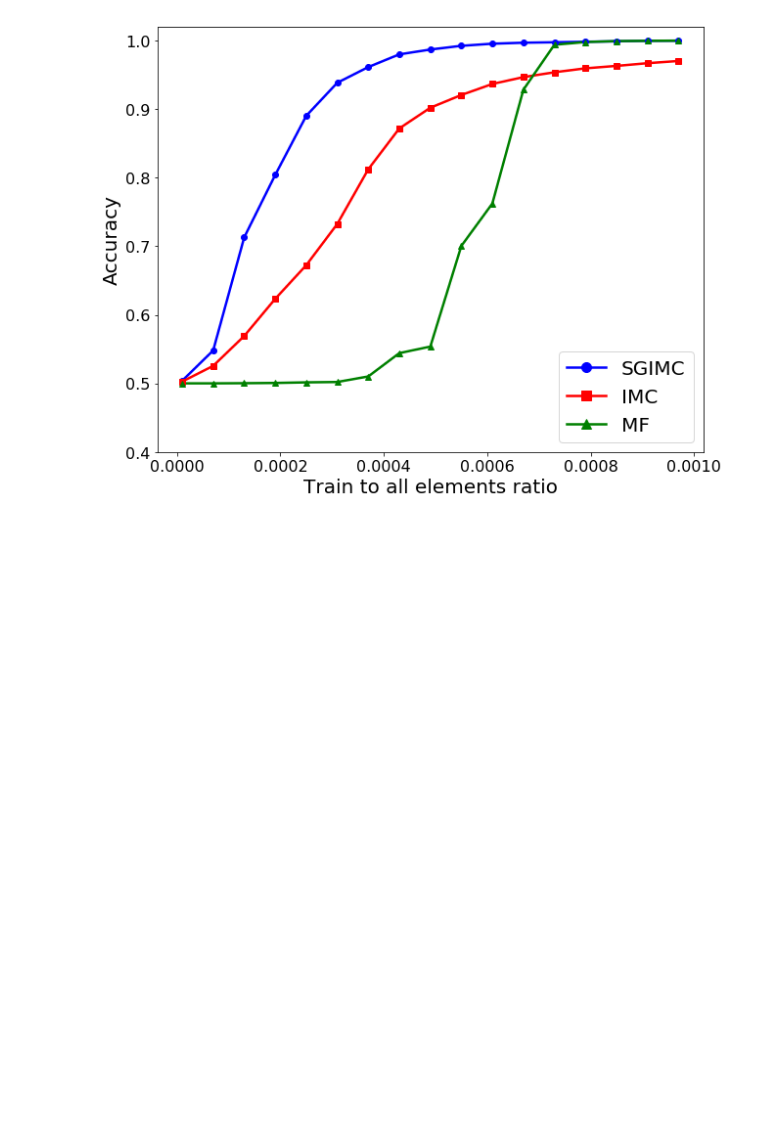
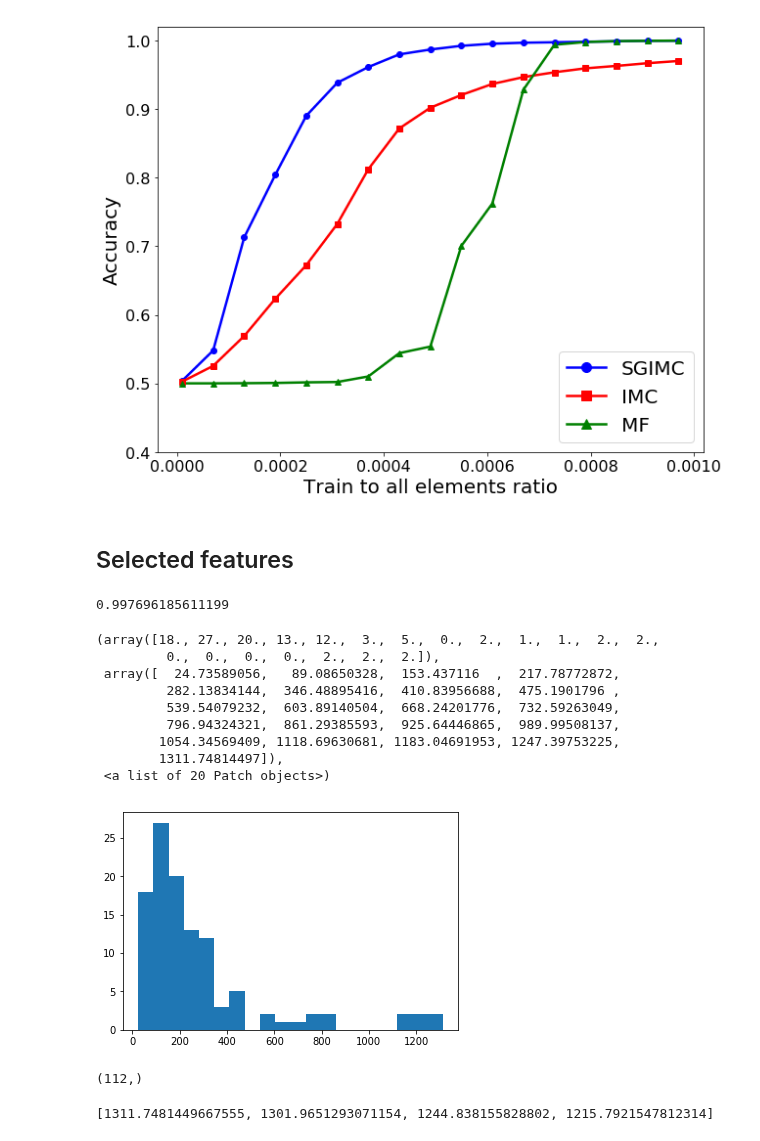
Before and after one commit to premolab/SGIMC, a Jupyter notebook: experiments/Mushrooms.ipynb, the cells around one changed output. Drawn from its saved outputs; the diff is of its cells as text; code cells hidden in the pictures; blank space fills up the shorter version.

```diff
--- a/experiments/Mushrooms.ipynb
+++ b/experiments/Mushrooms.ipynb
@@ -132,3 +132,70 @@ plt.legend(handles=[sgimc_line, imc_line, mf_line], fontsize=20, loc=4)
 plt.show()
 # %% [output]
 [figure]
+# %% [markdown]
+## Selected features
+# %%
+R_train, mask = sparsify(R_full, 0.001, random_state=random_state)
+problem = IMCProblem(QAObjectiveLoss, X, Y, R_train, n_threads=4)
+
+
+C_group = 1e-4
+C_lasso = 10 * C_group
+C = (C_lasso, C_group, C_ridge)
+step_kwargs = {
+    "C": C,                 # the regularizr constants (C_lasso, C_group, C_ridge)
+    "eta": eta,             # the eta of the ADMM (larger - faster but more unstable)
+    "rtol": 1e-2,           # the relative tolerance for stopping the ADMM
+    "atol": 1e-4,           # the absolute tolerance
+    "method": "tron",       # the method to use in Sub_0
+    "n_iterations": 2,      # the number of iterations of the inner ADMM
+}
+
+W_0 = random_state.normal(size=(X.shape[1], K))
+H_0 = random_state.normal(size=(Y.shape[1], K))
+
+W, H = W_0.copy(), H_0.copy()
+
+W, H = imc_descent(problem, W, H,
+                   step_fn,                  # the inner optimization
+                   step_kwargs=step_kwargs,  # asrtguments for the inner optimizer
+                   n_iterations=n_iter,      # the number of outer iterations (Gauss-Siedel)
+                   n_init_iterations=0,
+                   return_history=True,      # Record the evolution of the matrices (W, H)
+                   rtol=1e-3,                # relative stopping tolerance for the outer iterations
+                   atol=1e-5,                # absolute tolerance
+                   verbose=False,            # show the progress bar
+                   check_product=True,       # use the product W H' for stopping
+                   )
+
+R_hat = get_prediction(X, W, H, Y, binarize=True)
+acc = accuracy(R_full, R_hat, invert(mask))
+# %%
+acc
+# %% [output]
+0.997696185611199
+# %%
+w, h = W[..., -1], H[..., -1]
+# %%
+a = np.linalg.norm(np.dot(w, h.T), axis=-1, ord=2)
+# %%
+plt.hist(a, bins=20)
+# %% [output]
+(array([18., 27., 20., 13., 12.,  3.,  5.,  0.,  2.,  1.,  1.,  2.,  2.,
+         0.,  0.,  0.,  0.,  2.,  2.,  2.]),
+ array([  24.73589056,   89.08650328,  153.437116  ,  217.78772872,
+         282.13834144,  346.48895416,  410.83956688,  475.1901796 ,
+         539.54079232,  603.89140504,  668.24201776,  732.59263049,
+         796.94324321,  861.29385593,  925.64446865,  989.99508137,
+        1054.34569409, 1118.69630681, 1183.04691953, 1247.39753225,
+        1311.74814497]),
+ <a list of 20 Patch objects>)
+[figure, added]
+# %%
+np.linalg.norm(np.dot(w, h.T), axis=-1, ord=2).shape
+# %% [output]
+(112,)
+# %%
+sorted(a)[:-5:-1]
+# %% [output]
+[1311.7481449667555, 1301.9651293071154, 1244.838155828802, 1215.7921547812314]
```
Also changed, not shown: parts of 4 cells of this notebook, 5 other files.
